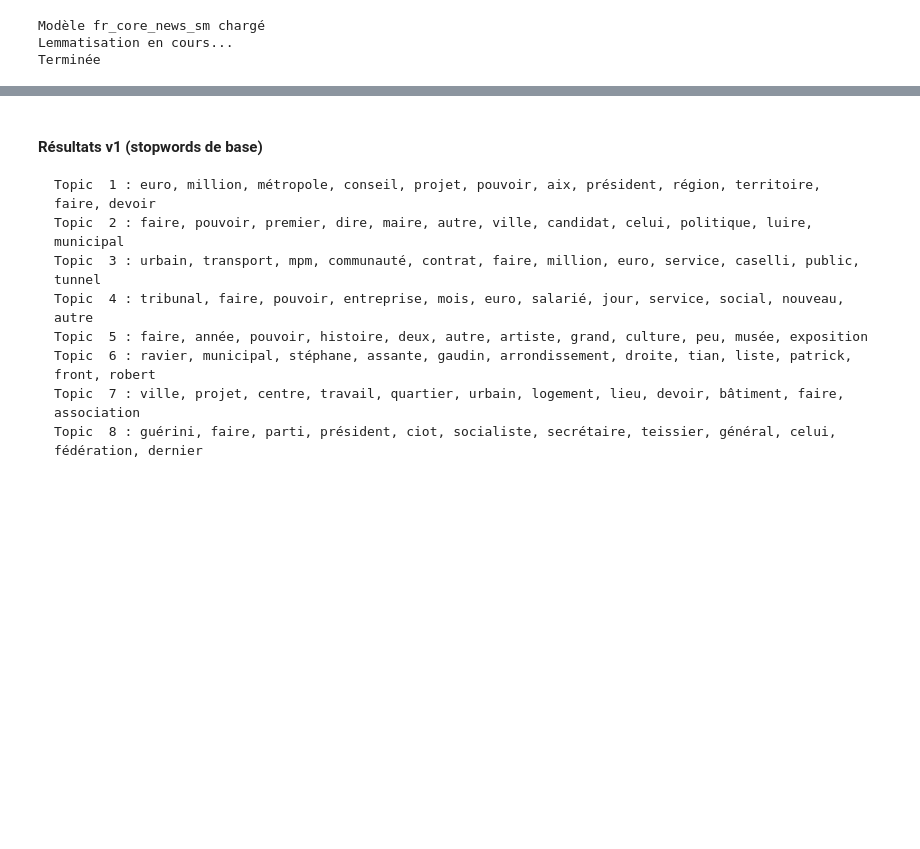
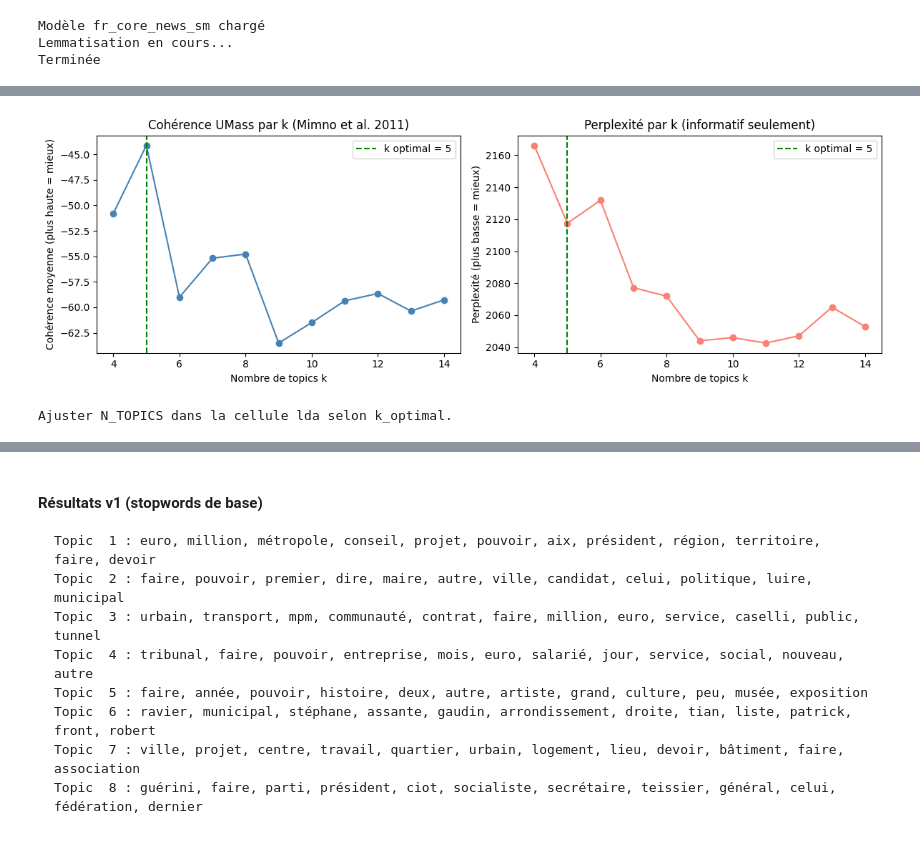
Before and after one commit to sashsutton/warc-nlp-pipeline, a Jupyter notebook: notebooks/03-analyse-corpus.ipynb, the cells around one changed output, grey strips where cells are left out. Drawn from its saved outputs; the diff is of its cells as text; code cells hidden in the pictures; blank space fills up the shorter version.

```diff
--- a/notebooks/03-analyse-corpus.ipynb
+++ b/notebooks/03-analyse-corpus.ipynb
@@ -348,0 +379,70 @@ Terminée
+# %%
+import numpy as np
+
+def coherence_umass(X_bin, topic_word_indices, top_n=10):
+    """Cohérence UMass (Mimno et al. 2011) pour un topic.
+    X_bin : matrice binaire docs x vocab (présence/absence)
+    topic_word_indices : indices des N mots les plus probables du topic
+    """
+    mots = topic_word_indices[:top_n]
+    score = 0.0
+    for m in range(1, len(mots)):
+        for l in range(m):
+            wm, wl = mots[m], mots[l]
+            D_wm_wl = np.sum(X_bin[:, wm] & X_bin[:, wl])
+            D_wl    = np.sum(X_bin[:, wl])
+            score  += np.log((D_wm_wl + 1) / D_wl) if D_wl > 0 else 0
+    return score
+
+
+if SKLEARN_DISPO:
+    corpus_lda = df[df['nb_mots_propre'] > 100]['texte_lda'].tolist()
+    vectorizer_k = CountVectorizer(max_df=0.90, min_df=5, max_features=5000)
+    X_k   = vectorizer_k.fit_transform(corpus_lda)
+    X_bin = (X_k > 0).toarray()   # matrice binaire pour UMass
+
+    k_values      = range(4, 15)
+    coherences    = []
+    perplexites   = []
+
+    for k in k_values:
+        model = LatentDirichletAllocation(
+            n_components=k, random_state=42, max_iter=20, learning_method='online'
+        )
+        model.fit(X_k)
+
+        # Cohérence UMass — moyenne sur tous les topics
+        scores_topics = []
+        for topic in model.components_:
+            top_idx = topic.argsort()[:-11:-1]   # top 10 mots
+            scores_topics.append(coherence_umass(X_bin, top_idx, top_n=10))
+        coh = np.mean(scores_topics)
+        perp = model.perplexity(X_k)
+        coherences.append(coh)
+        perplexites.append(perp)
+        print(f'k={k:2d}  cohérence UMass={coh:8.2f}  perplexité={perp:.1f}')
+
+    k_optimal = list(k_values)[int(np.argmax(coherences))]
+    print(f'\n→ k optimal selon cohérence UMass : {k_optimal}')
+
+    fig, axes = plt.subplots(1, 2, figsize=(12, 4))
+
+    axes[0].plot(list(k_values), coherences, marker='o', color='steelblue')
+    axes[0].axvline(x=k_optimal, color='green', linestyle='--', label=f'k optimal = {k_optimal}')
+    axes[0].set_title('Cohérence UMass par k (Mimno et al. 2011)')
+    axes[0].set_xlabel('Nombre de topics k')
+    axes[0].set_ylabel('Cohérence moyenne (plus haute = mieux)')
+    axes[0].legend()
+
+    axes[1].plot(list(k_values), perplexites, marker='o', color='salmon')
+    axes[1].axvline(x=k_optimal, color='green', linestyle='--', label=f'k optimal = {k_optimal}')
+    axes[1].set_title('Perplexité par k (informatif seulement)')
+    axes[1].set_xlabel('Nombre de topics k')
+    axes[1].set_ylabel('Perplexité (plus basse = mieux)')
+    axes[1].legend()
+
+    plt.tight_layout()
+    plt.savefig('../reports/figures/lda-choix-k.png', dpi=150, bbox_inches='tight')
+    plt.show()
+    print('\nAjuster N_TOPICS dans la cellule lda selon k_optimal.')
+# %% [output]
@@ -349,3 +462,5 @@ Terminée
+[figure, added]
+Ajuster N_TOPICS dans la cellule lda selon k_optimal.
 # %%
 if not SKLEARN_DISPO:
     print("scikit-learn requis pour le topic modeling")
```
Also changed, not shown: parts of 11 cells of this notebook, 4 other files.
